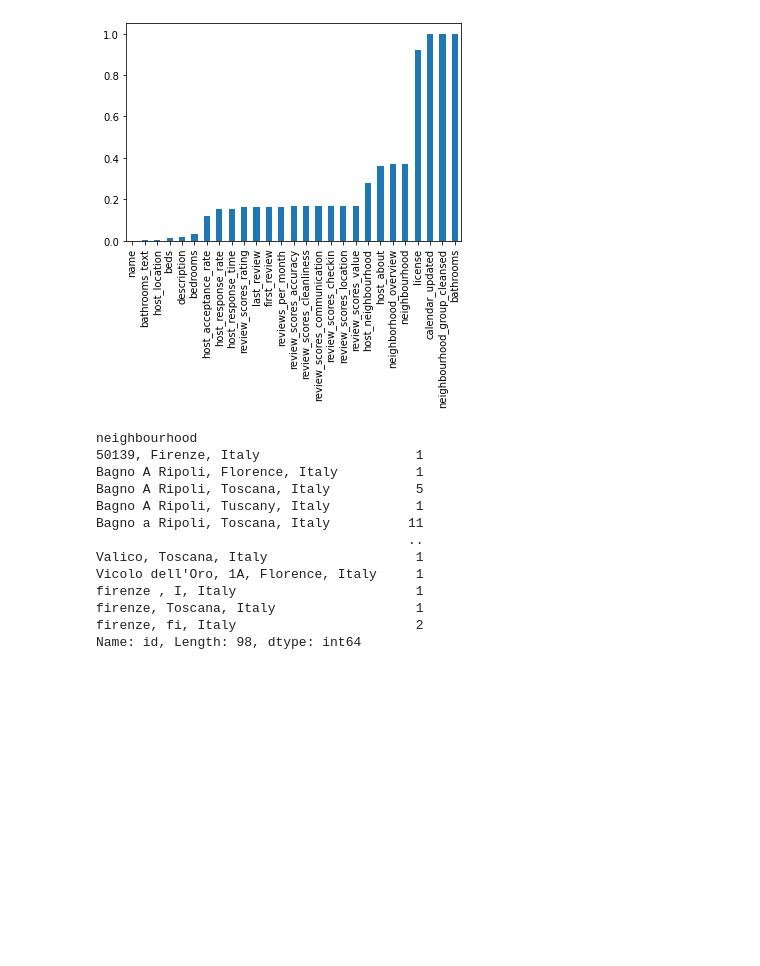
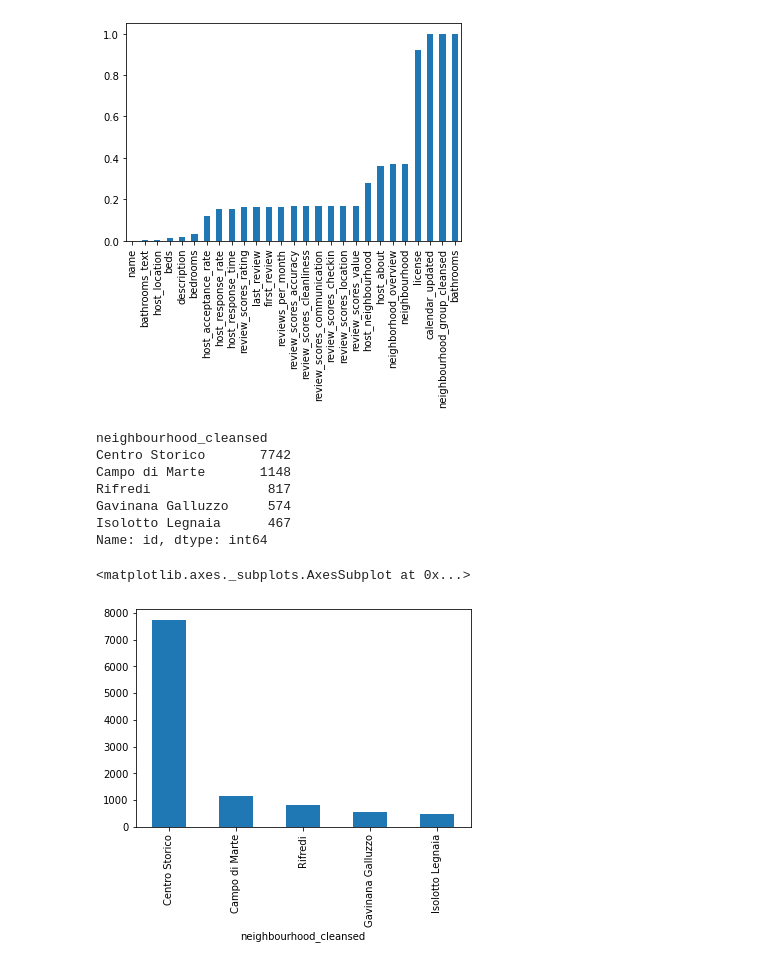
Before and after one commit to Aleaume/Udactiy_DataSc_P1, a Jupyter notebook: Data_Exploration.ipynb, the cells around one changed output. Saved outputs shown, nothing was run; the diff lists cells and outputs as text; code cells hidden in the pictures; blank space fills up the shorter version.

```diff
--- a/Data_Exploration.ipynb
+++ b/Data_Exploration.ipynb
@@ -102,22 +123,20 @@ df_missing_num.plot(kind="bar");
 # %%
 #Looking at neighbourhoods in details
 
-unique_hoods = df.groupby('neighbourhood')['id'].nunique()
+unique_hoods = df.groupby('neighbourhood_cleansed')['id'].nunique()
+unique_hoods.sort_values(ascending=False, inplace=True)
 
 unique_hoods
-
-#unique_hoods.plot(kind="bar")
 # %% [output]
-neighbourhood
-50139, Firenze, Italy                    1
-Bagno A Ripoli, Florence, Italy          1
-Bagno A Ripoli, Toscana, Italy           5
-Bagno A Ripoli, Tuscany, Italy           1
-Bagno a Ripoli, Toscana, Italy          11
-                                        ..
-Valico, Toscana, Italy                   1
-Vicolo dell'Oro, 1A, Florence, Italy     1
-firenze , I, Italy                       1
-firenze, Toscana, Italy                  1
-firenze, fi, Italy                       2
-Name: id, Length: 98, dtype: int64
+neighbourhood_cleansed
+Centro Storico       7742
+Campo di Marte       1148
+Rifredi               817
+Gavinana Galluzzo     574
+Isolotto Legnaia      467
+Name: id, dtype: int64
+# %%
+unique_hoods.head(10).plot(kind="bar")
+# %% [output]
+<matplotlib.axes._subplots.AxesSubplot at 0x...>
+[figure, added]
```
Also changed, not shown: parts of 18 cells of this notebook, 1 other file.
